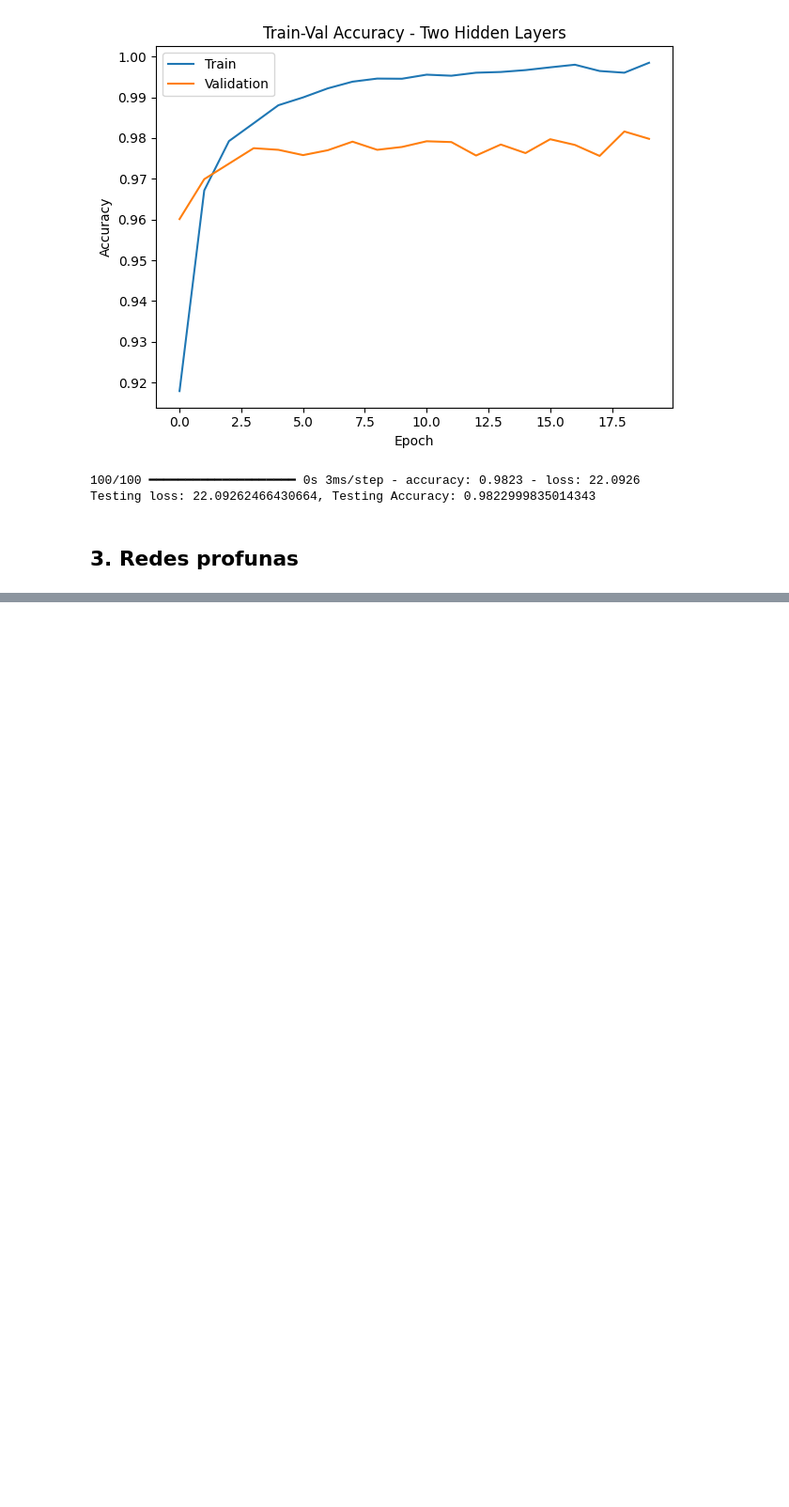
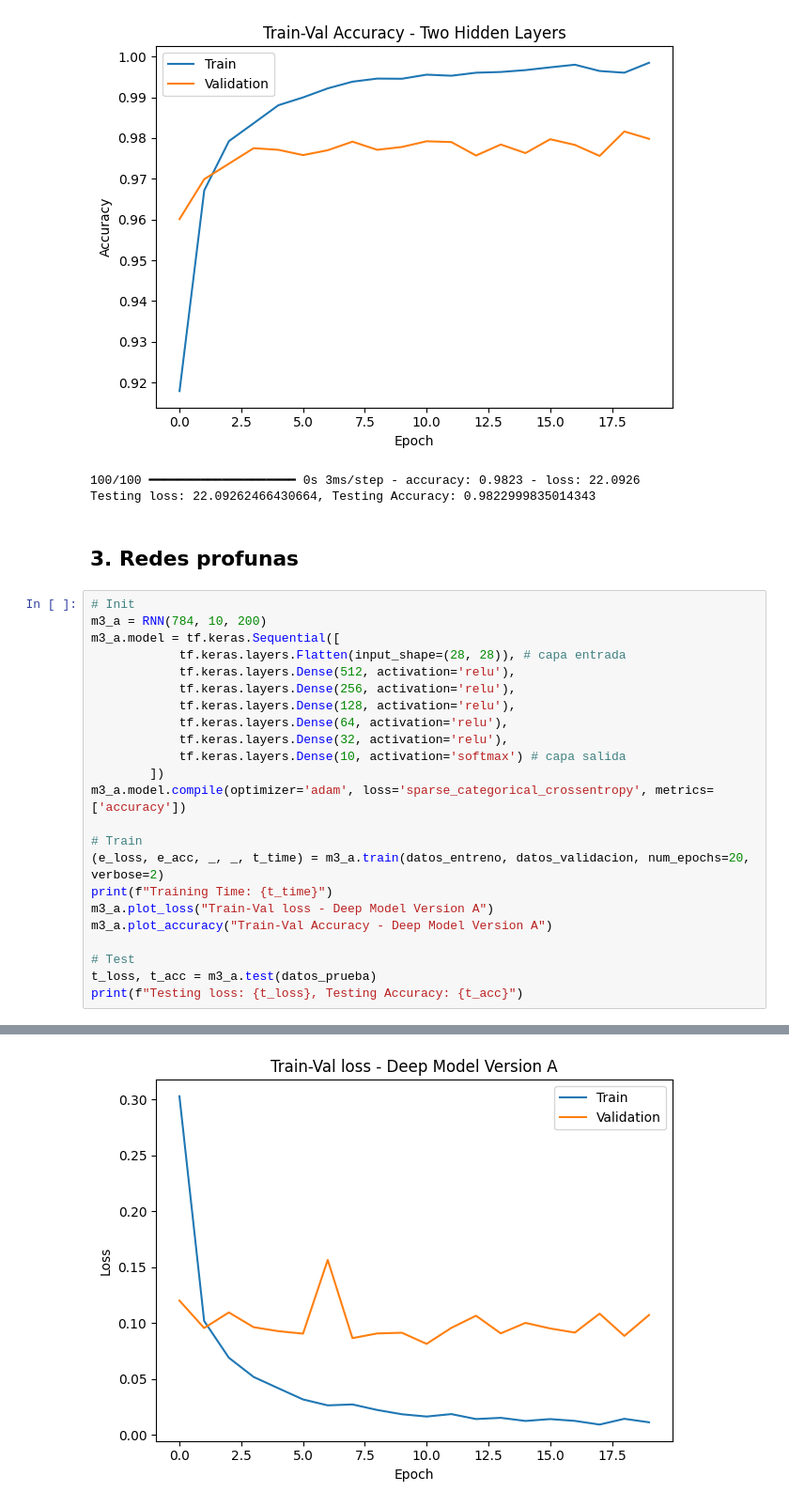
Before and after one commit to Sofiamishel2003/Laboratorio_2_DS, a Jupyter notebook: actividades.ipynb, the cells around one changed output, grey strips where cells are left out. Shown at 94% size. Drawn from its saved outputs; the diff is of its cells as text; blank space fills up the shorter version.

Commit message:
feat: deep networks

```diff
--- a/rnn.ipynb
+++ b/actividades.ipynb
@@ -339,3 +339,27 @@ Training Time: 56.190436124801636
 Testing loss: 22.09262466430664, Testing Accuracy: 0.9822999835014343
 # %% [markdown]
 ## 3. Redes profunas
+# %%
+# Init
+m3_a = RNN(784, 10, 200)
+m3_a.model = tf.keras.Sequential([
+            tf.keras.layers.Flatten(input_shape=(28, 28)), # capa entrada
+            tf.keras.layers.Dense(512, activation='relu'),
+            tf.keras.layers.Dense(256, activation='relu'),
+            tf.keras.layers.Dense(128, activation='relu'),
+            tf.keras.layers.Dense(64, activation='relu'),
+            tf.keras.layers.Dense(32, activation='relu'),
+            tf.keras.layers.Dense(10, activation='softmax') # capa salida
+        ])
+m3_a.model.compile(optimizer='adam', loss='sparse_categorical_crossentropy', metrics=['accuracy'])
+
+# Train
+(e_loss, e_acc, _, _, t_time) = m3_a.train(datos_entreno, datos_validacion, num_epochs=20, verbose=2)
+print(f"Training Time: {t_time}")
+m3_a.plot_loss("Train-Val loss - Deep Model Version A")
+m3_a.plot_accuracy("Train-Val Accuracy - Deep Model Version A")
+
+# Test
+t_loss, t_acc = m3_a.test(datos_prueba)
+print(f"Testing loss: {t_loss}, Testing Accuracy: {t_acc}")
+# %% [output]
@@ -341,0 +383 @@ Testing loss: 22.09262466430664, Testing Accuracy: 0.9822999835014343
+[figure, added]
```
Also changed, not shown: parts of 3 cells of this notebook.
